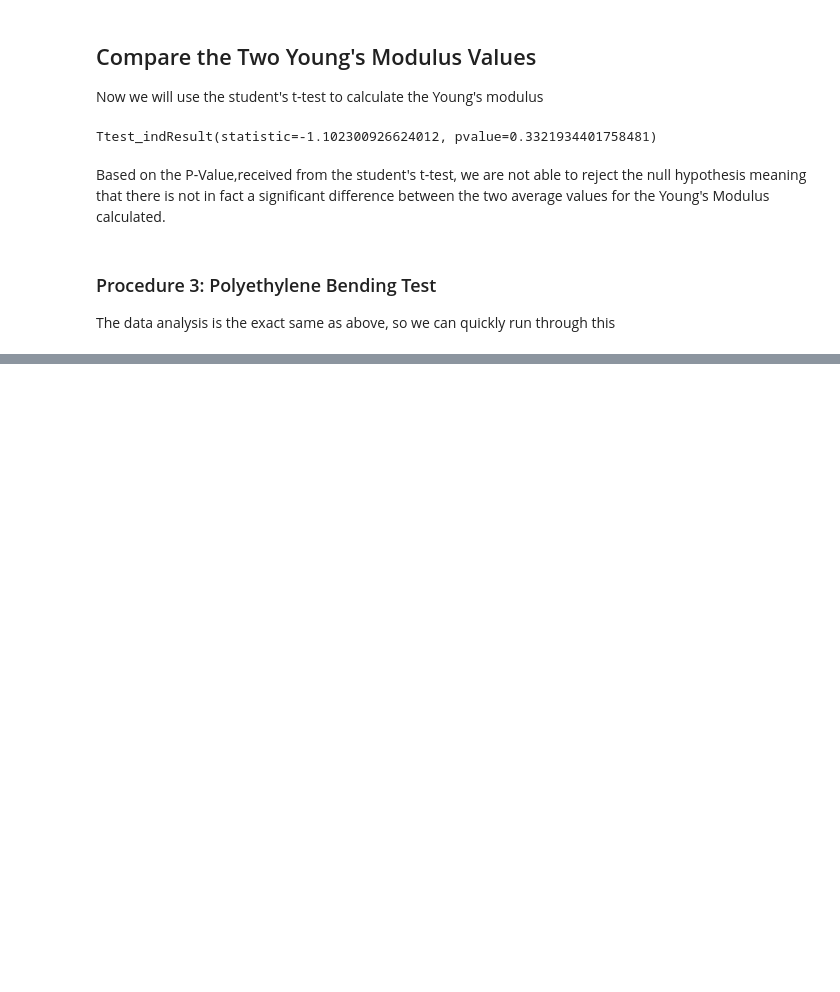
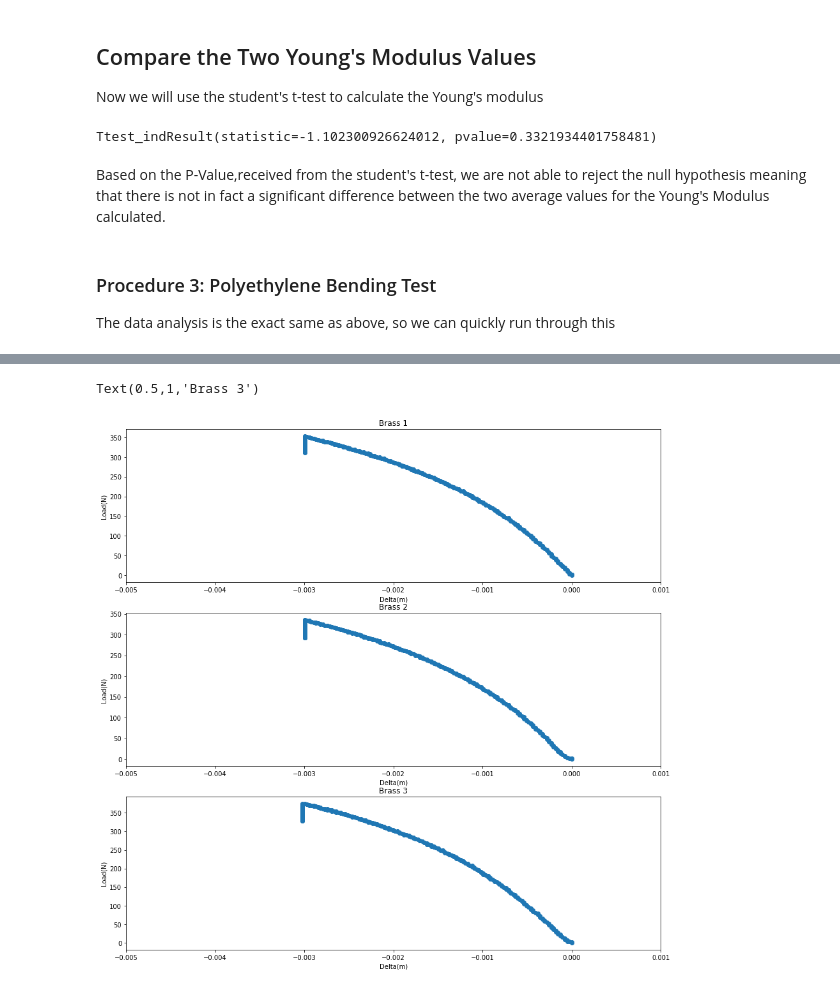
Before and after one commit to adithyas98/BiomechancialTesting, a Jupyter notebook: Biomechanical Testing Data Analysis.ipynb, the cells around one changed output, grey strips where cells are left out. Saved outputs shown, nothing was run; the diff lists cells and outputs as text; code cells hidden in the pictures; blank space fills up the shorter version.

```diff
--- a/Biomechanical Testing Data Analysis.ipynb
+++ b/Biomechanical Testing Data Analysis.ipynb
@@ -195,0 +259,30 @@ The data analysis is the exact same as above, so we can quickly run through this
+# %%
+#Do the Same for B
+#Plot the data to find the cutoff points
+plt.figure(figsize=(15,15))
+plt.subplot(3,1,1)
+x,y=procedure3B[0].getDeltaLoad()
+plt.scatter(x,y)
+plt.xlim(-0.005,0.001)
+plt.ylabel("Load(N)")
+plt.xlabel("Delta(m)")
+plt.title("Brass {}".format(1))
+
+plt.subplot(3,1,2)
+x,y=procedure3B[1].getDeltaLoad()
+plt.scatter(x,y)
+plt.xlim(-0.005,0.001)
+plt.ylabel("Load(N)")
+plt.xlabel("Delta(m)")
+plt.title("Brass {}".format(2))
+
+plt.subplot(3,1,3)
+x,y=procedure3B[2].getDeltaLoad()
+plt.scatter(x,y)
+plt.xlim(-0.005,0.001)
+plt.ylabel("Load(N)")
+plt.xlabel("Delta(m)")
+plt.title("Brass {}".format(3))
+# %% [output]
+Text(0.5,1,'Brass 3')
+[figure, added]
```
Also changed, not shown: parts of 12 cells of this notebook, 6 other files.
